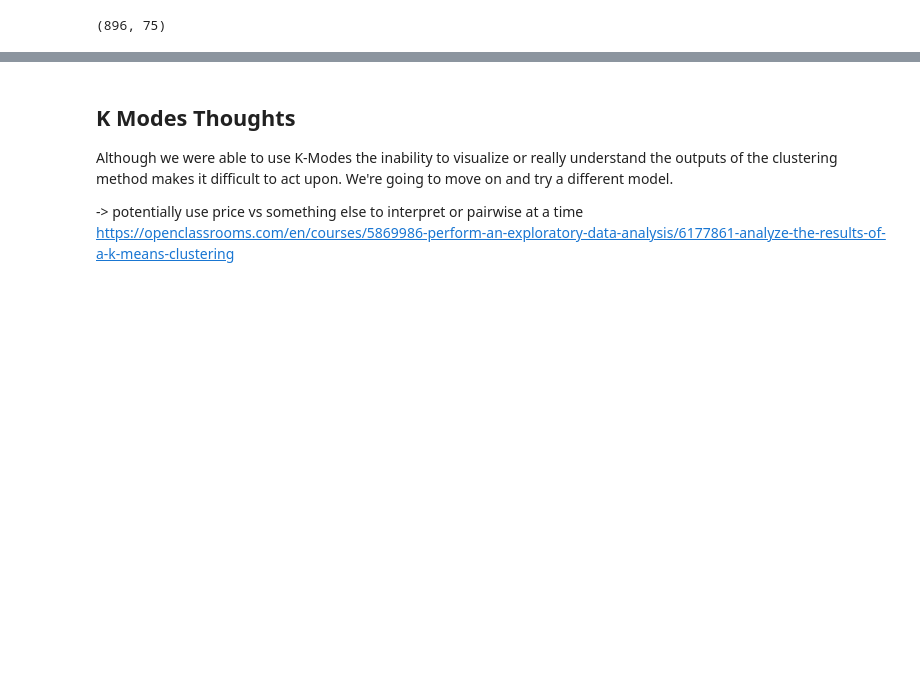
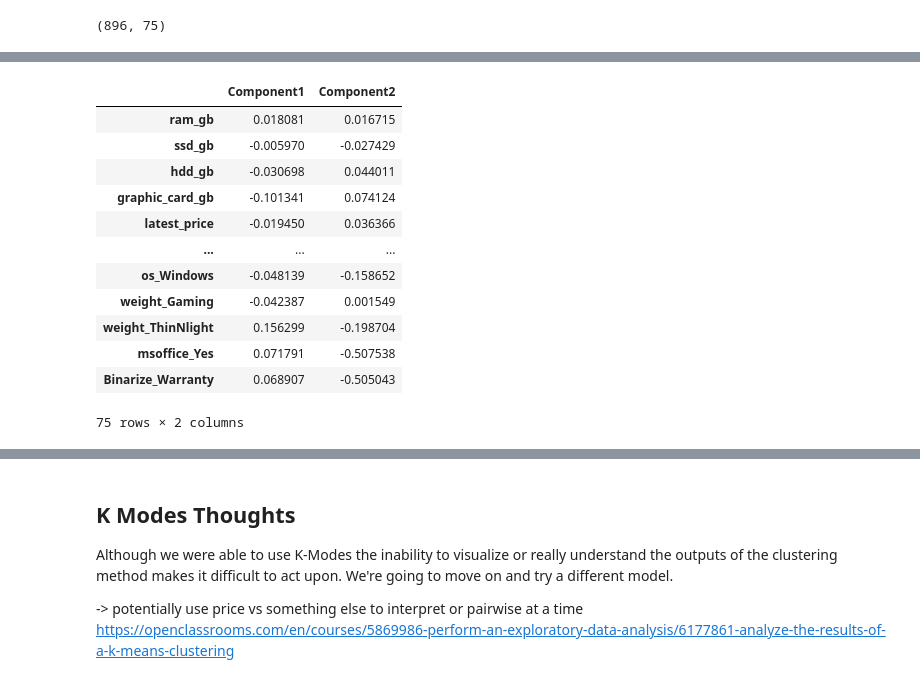
Before and after one commit to lutimoth/LaptopPriceModeling, a Jupyter notebook: notebooks/Laptop Pricing Modeling.ipynb, the cells around one changed output, grey strips where cells are left out. Cells and saved outputs as stored; diff of their text form; code cells hidden in the pictures; blank space fills up the shorter version.

```diff
--- a/notebooks/Laptop Pricing Modeling.ipynb
+++ b/notebooks/Laptop Pricing Modeling.ipynb
@@ -120,0 +110,32 @@ array([ 4,  4,  4,  4,  4,  7,  8,  4,  8,  4,  7,  7,  7,  8,  8,  8,  8,
+# %%
+X['Clusters'] = clusters
+# %%
+#Utilize PCA to plot our clusters out here
+from sklearn.decomposition import PCA
+
+pca = PCA(n_components = 2)
+pca_df = pd.DataFrame(pca.fit_transform(X.drop(['Clusters'], axis = 1)))
+pca_df.columns = ['PCA_comp1','PCA_comp2']
+# %%
+#We want to look at the variables with the highest variance contribution so we look at the pca components
+#Lets look at the top components that are impacting our 2 variables here for some interpretability
+
+pca_comp = pd.DataFrame(pca.components_, columns = X.drop(['Clusters'],axis = 1).columns)
+# %%
+pca_comp_T = pca_comp.T
+pca_comp_T.columns = ['Component1', 'Component2']
+pca_comp_T
+# %% [output]
+|  | Component1 | Component2 |
+| ram_gb | 0.018081 | 0.016715 |
+| ssd_gb | -0.005970 | -0.027429 |
+| hdd_gb | -0.030698 | 0.044011 |
+| graphic_card_gb | -0.101341 | 0.074124 |
+| latest_price | -0.019450 | 0.036366 |
+| ... | ... | ... |
+| os_Windows | -0.048139 | -0.158652 |
+| weight_Gaming | -0.042387 | 0.001549 |
+| weight_ThinNlight | 0.156299 | -0.198704 |
+| msoffice_Yes | 0.071791 | -0.507538 |
+| Binarize_Warranty | 0.068907 | -0.505043 |
+75 rows × 2 columns
```
Also changed, not shown: parts of 12 cells of this notebook.
